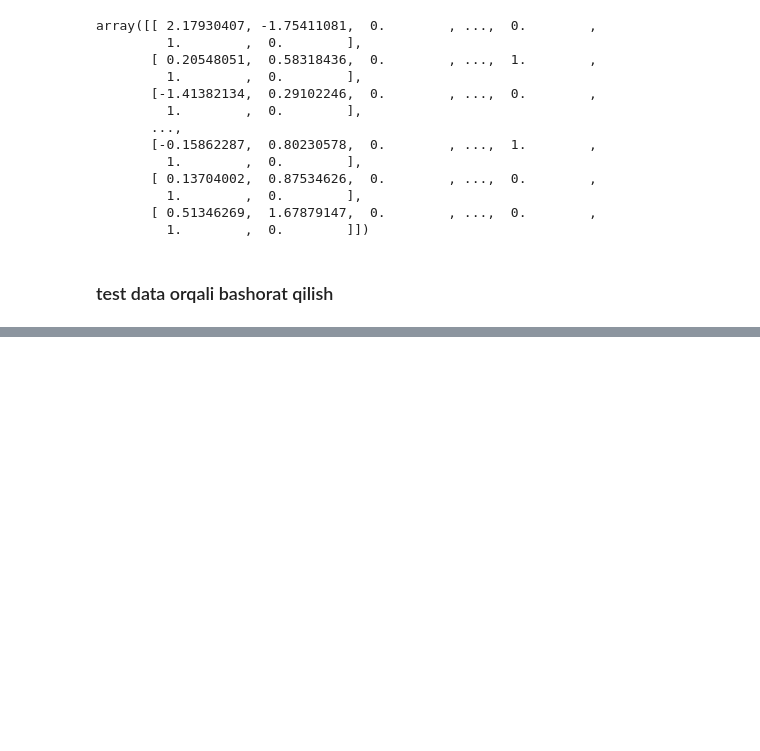
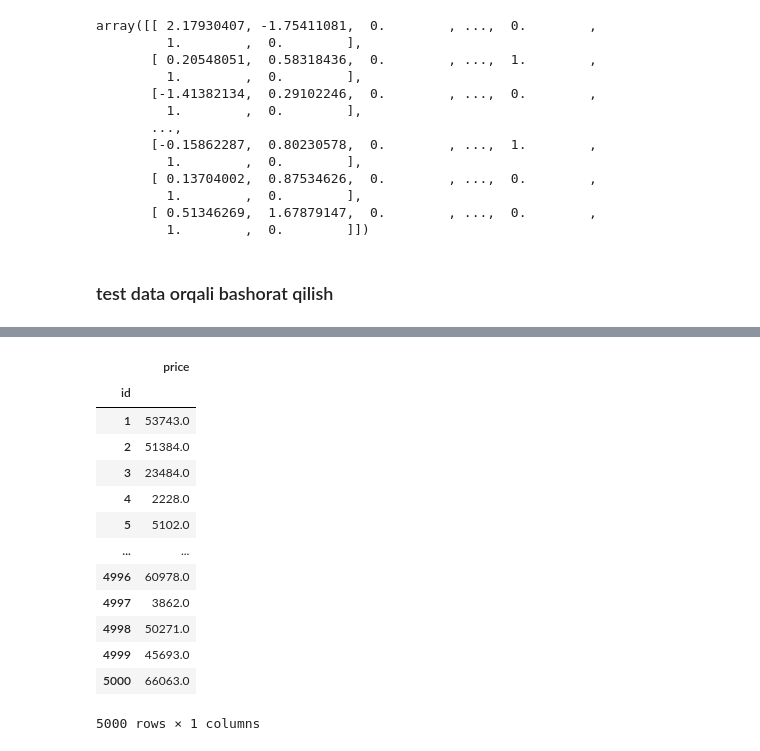
Before and after one commit to hfazliddin98/sertifikat, a Jupyter notebook: Aviachipta_narxini_bashorat_qilish/1-topshiriq.ipynb, the cells around one changed output, grey strips where cells are left out. Saved outputs shown, nothing was run; the diff lists cells and outputs as text; code cells hidden in the pictures; blank space fills up the shorter version.

```diff
--- a/Aviachipta_narxini_bashorat_qilish/1-topshiriq.ipynb
+++ b/Aviachipta_narxini_bashorat_qilish/1-topshiriq.ipynb
@@ -193,0 +204,2 @@ array([11621.40478192,  2904.46813085, 56748.52233163, ...,
+# %%
+DT_model.fit(train_malumot, y)
@@ -259,2 +312,22 @@ smple
 5000 rows × 1 columns
+# %%
+dt_smple = pd.read_csv('datasets/sample_solution.csv', index_col=0)
+dt_smple['price'] = dt_test_natija[:5000]
+# dt_smple['real'] = y
+dt_smple
+# %% [output]
+|  | price |
+| id |  |
+| 1 | 53743.0 |
+| 2 | 51384.0 |
+| 3 | 23484.0 |
+| 4 | 2228.0 |
+| 5 | 5102.0 |
+| ... | ... |
+| 4996 | 60978.0 |
+| 4997 | 3862.0 |
+| 4998 | 50271.0 |
+| 4999 | 45693.0 |
+| 5000 | 66063.0 |
+5000 rows × 1 columns
 # %%
```
Also changed, not shown: parts of 26 cells of this notebook, 4 other files.
